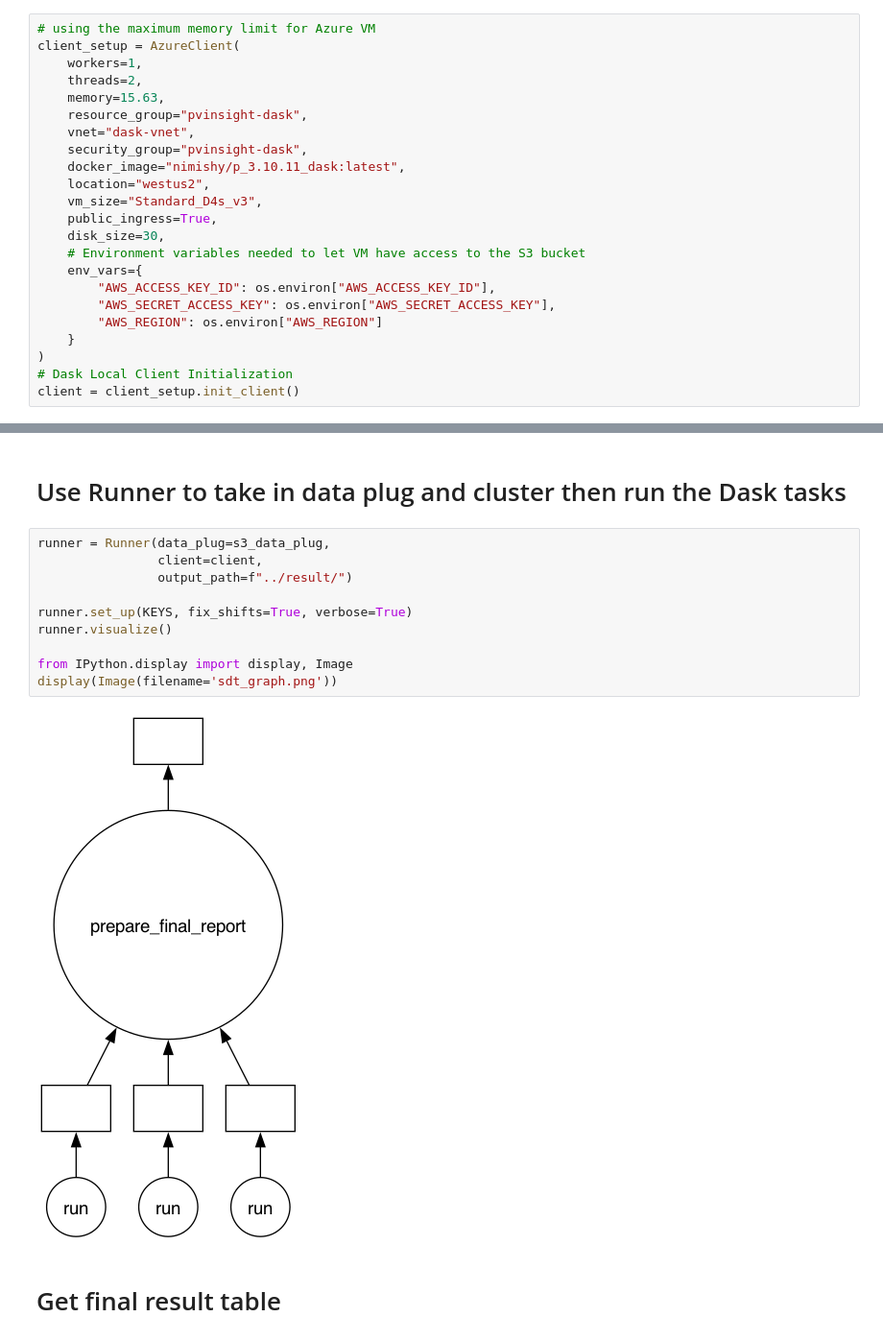
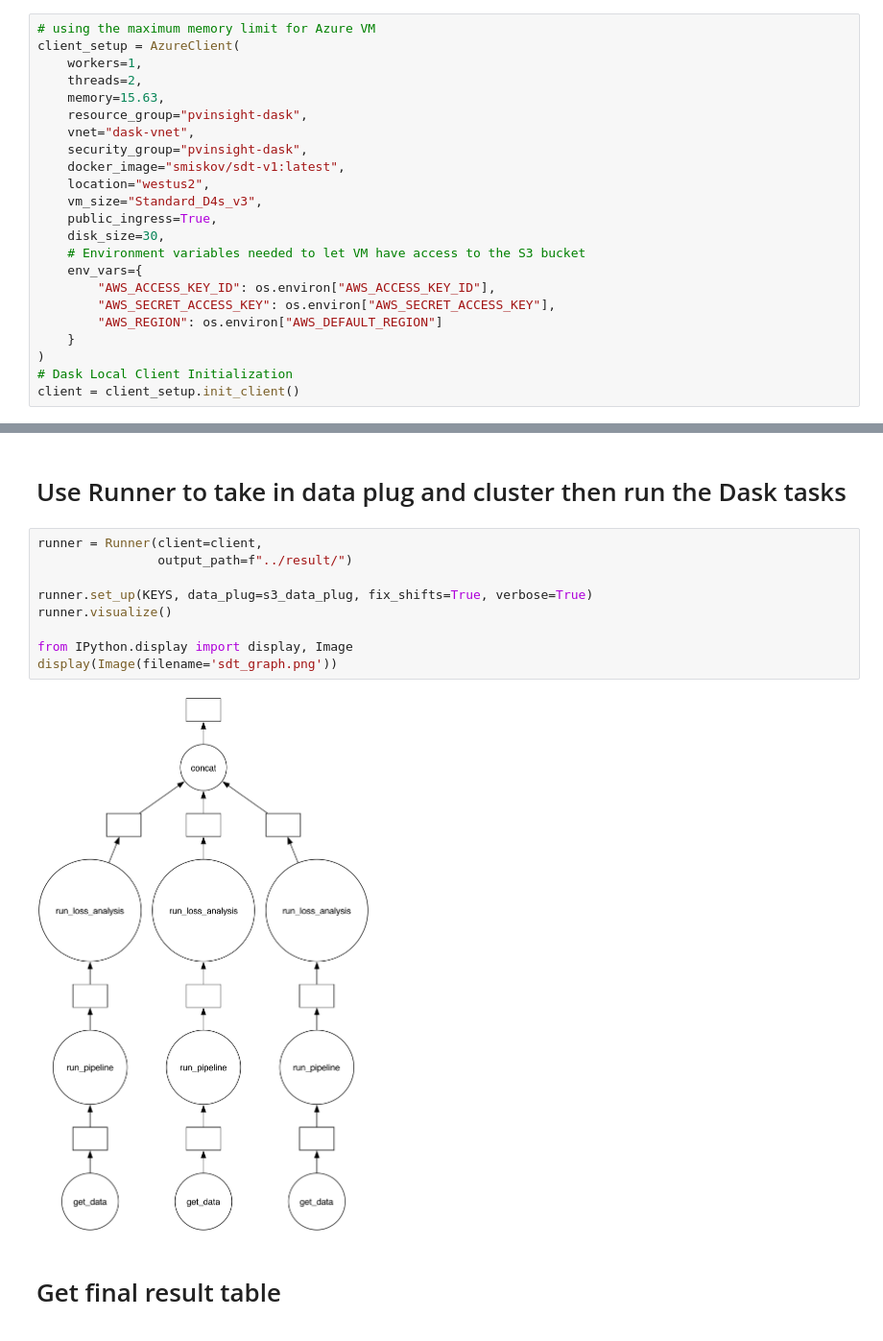
Before and after one commit to slacgismo/solar-data-tools, a Jupyter notebook: sdt_dask/examples/tool_demo_azure.ipynb, the cells around one changed output, grey strips where cells are left out. Shown at 96% size. Drawn from its saved outputs; the diff is of its cells as text.

Commit message:
update examples with new runner and docker image

```diff
--- a/sdt_dask/examples/tool_demo_azure.ipynb
+++ b/sdt_dask/examples/tool_demo_azure.ipynb
@@ -60,7 +60,7 @@ client_setup = AzureClient(
     resource_group="pvinsight-dask",
     vnet="dask-vnet",
     security_group="pvinsight-dask",
-    docker_image="nimishy/p_3.10.11_dask:latest",
+    docker_image="smiskov/sdt-v1:latest",
     location="westus2",
     vm_size="Standard_D4s_v3",
     public_ingress=True,
@@ -69,7 +69,7 @@ client_setup = AzureClient(
     env_vars={
         "AWS_ACCESS_KEY_ID": os.environ["AWS_ACCESS_KEY_ID"],
         "AWS_SECRET_ACCESS_KEY": os.environ["AWS_SECRET_ACCESS_KEY"],
-        "AWS_REGION": os.environ["AWS_REGION"]
+        "AWS_REGION": os.environ["AWS_DEFAULT_REGION"]
     }
 )
 # Dask Local Client Initialization
@@ -99,17 +99,16 @@ Dask Dashboard: http://20.191.115.75:8787/status
 # %% [markdown]
 # Use Runner to take in data plug and cluster then run the Dask tasks
 # %%
-runner = Runner(data_plug=s3_data_plug,
-                client=client,
+runner = Runner(client=client,
                 output_path=f"../result/")
 
-runner.set_up(KEYS, fix_shifts=True, verbose=True)
+runner.set_up(KEYS, data_plug=s3_data_plug, fix_shifts=True, verbose=True)
 runner.visualize()
 
 from IPython.display import display, Image
 display(Image(filename='sdt_graph.png'))
 # %% [output]
-[figure, old version]
+[figure, new version]
 # %% [markdown]
 # Get final result table
 # %%
```
Also changed, not shown: parts of 4 cells of this notebook, 4 other files.
